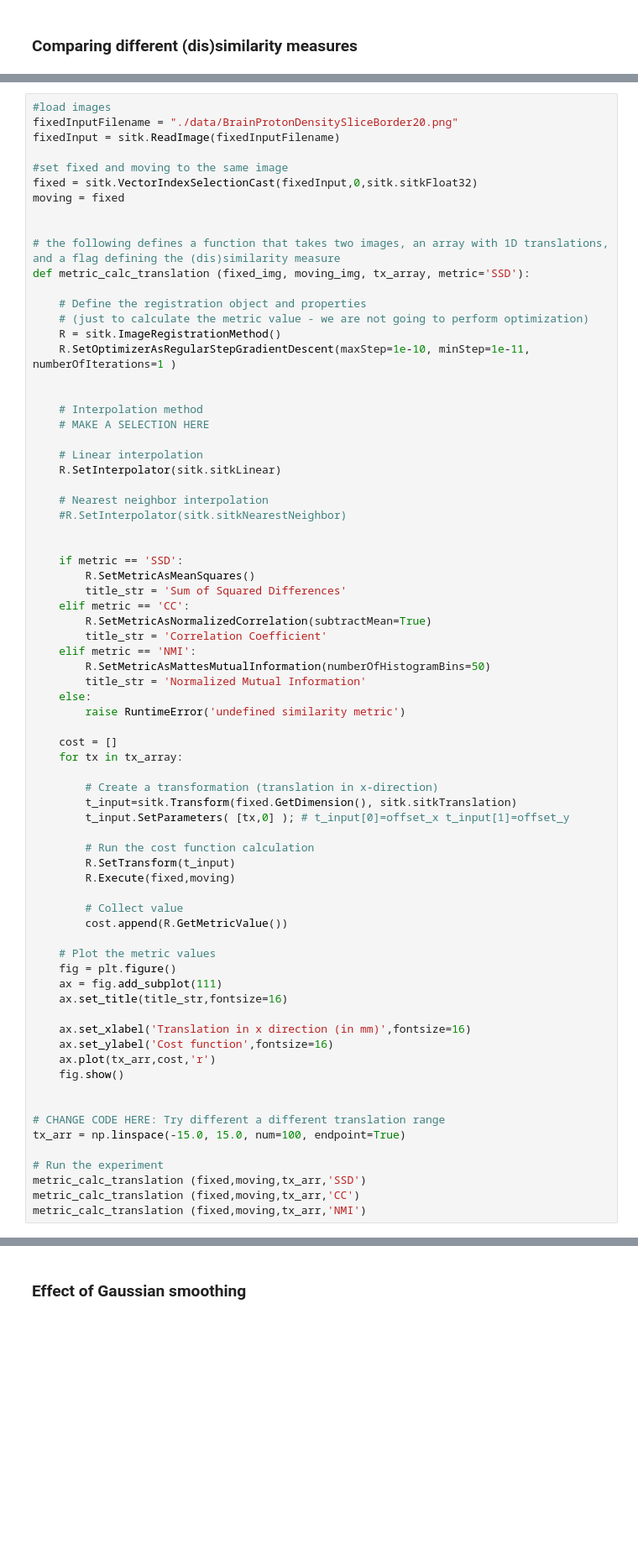
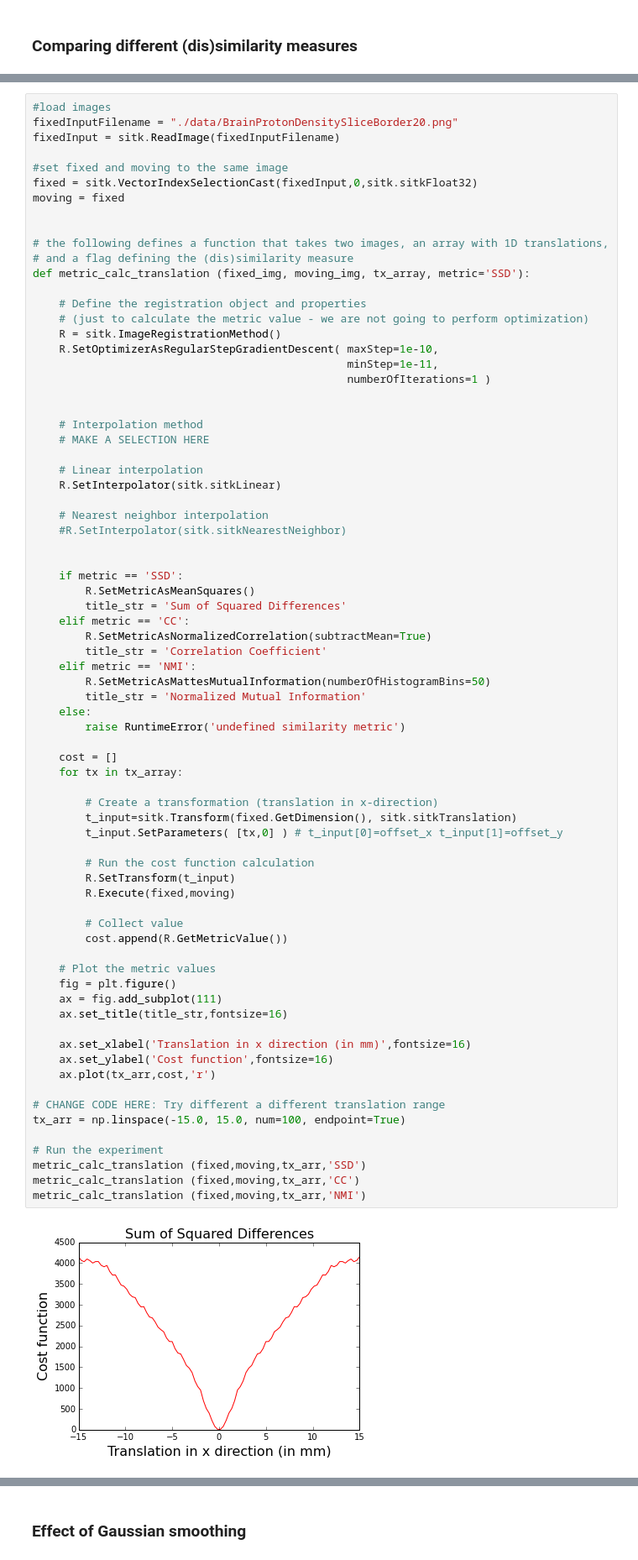
Before and after one commit to ozan-oktay/Medical-Image-Analysis-IPython-Tutorials, a Jupyter notebook: tutorial_2/basics_reg.ipynb, the cells around one changed output, grey strips where cells are left out. Shown at 84% size. Cells and saved outputs as stored; diff of their text form; blank space fills up the shorter version.

```diff
--- a/tutorial_2/basics_reg.ipynb
+++ b/tutorial_2/basics_reg.ipynb
@@ -33,13 +35,16 @@ fixed = sitk.VectorIndexSelectionCast(fixedInput,0,sitk.sitkFloat32)
 moving = fixed
 
 
-# the following defines a function that takes two images, an array with 1D translations, and a flag defining the (dis)similarity measure
+# the following defines a function that takes two images, an array with 1D translations,
+# and a flag defining the (dis)similarity measure
 def metric_calc_translation (fixed_img, moving_img, tx_array, metric='SSD'):
 
     # Define the registration object and properties
     # (just to calculate the metric value - we are not going to perform optimization)
     R = sitk.ImageRegistrationMethod()
-    R.SetOptimizerAsRegularStepGradientDescent(maxStep=1e-10, minStep=1e-11, numberOfIterations=1 )
+    R.SetOptimizerAsRegularStepGradientDescent( maxStep=1e-10,
+                                                minStep=1e-11,
+                                                numberOfIterations=1 )
 
 
     # Interpolation method
@@ -66,33 +71,33 @@ def metric_calc_translation (fixed_img, moving_img, tx_array, metric='SSD'):
 
     cost = []
     for tx in tx_array:
 
         # Create a transformation (translation in x-direction)
         t_input=sitk.Transform(fixed.GetDimension(), sitk.sitkTranslation)
-        t_input.SetParameters( [tx,0] ); # t_input[0]=offset_x t_input[1]=offset_y
+        t_input.SetParameters( [tx,0] ) # t_input[0]=offset_x t_input[1]=offset_y
 
         # Run the cost function calculation
         R.SetTransform(t_input)
         R.Execute(fixed,moving)
 
         # Collect value
         cost.append(R.GetMetricValue())
 
     # Plot the metric values
     fig = plt.figure()
     ax = fig.add_subplot(111)
     ax.set_title(title_str,fontsize=16)
 
     ax.set_xlabel('Translation in x direction (in mm)',fontsize=16)
     ax.set_ylabel('Cost function',fontsize=16)
     ax.plot(tx_arr,cost,'r')
-    fig.show()
-
 
 # CHANGE CODE HERE: Try different a different translation range
 tx_arr = np.linspace(-15.0, 15.0, num=100, endpoint=True)
 
 # Run the experiment
 metric_calc_translation (fixed,moving,tx_arr,'SSD')
 metric_calc_translation (fixed,moving,tx_arr,'CC')
 metric_calc_translation (fixed,moving,tx_arr,'NMI')
+# %% [output]
+[figure, added]
```
Also changed, not shown: parts of 9 cells of this notebook, 9 other files.
